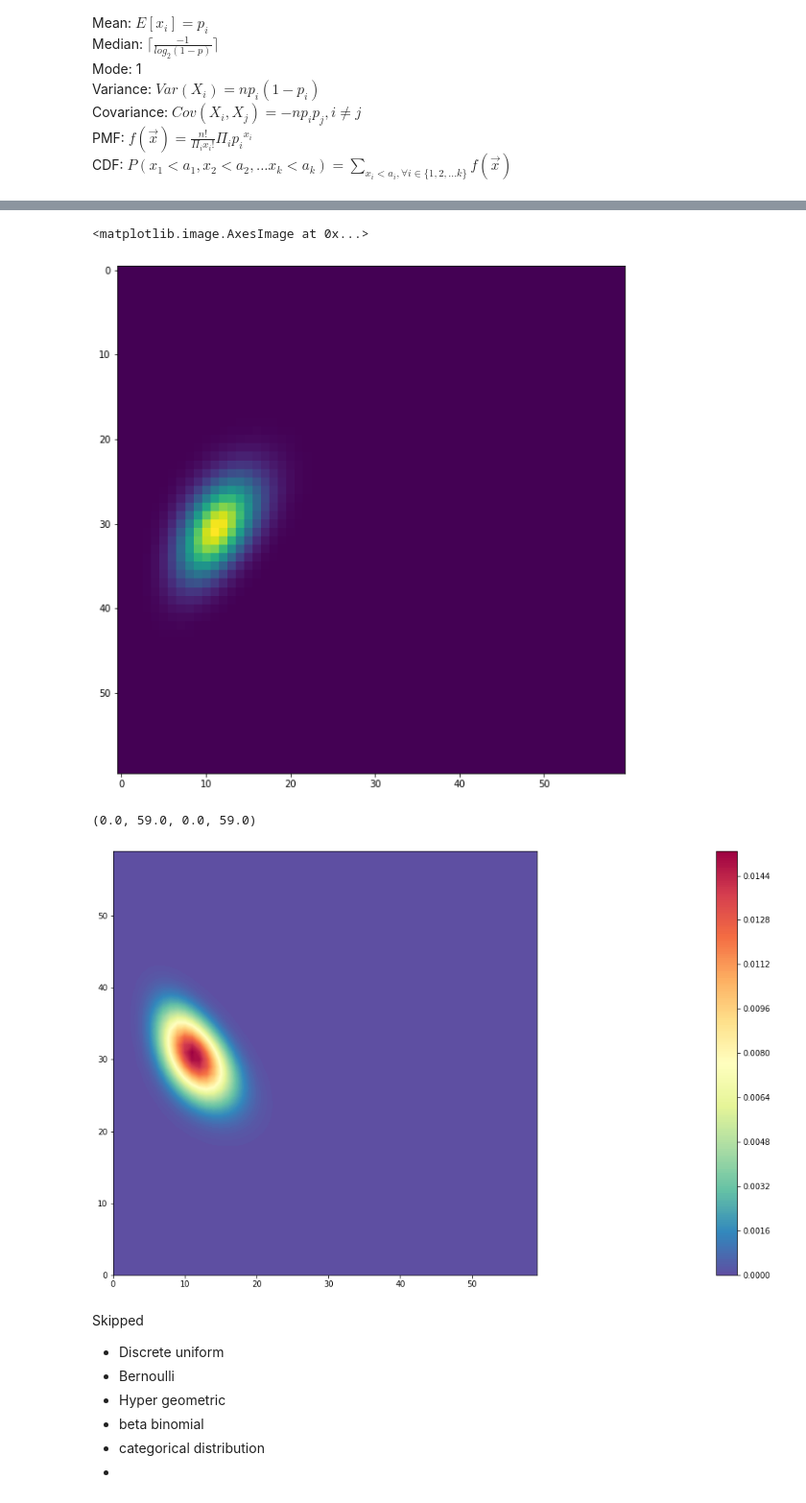
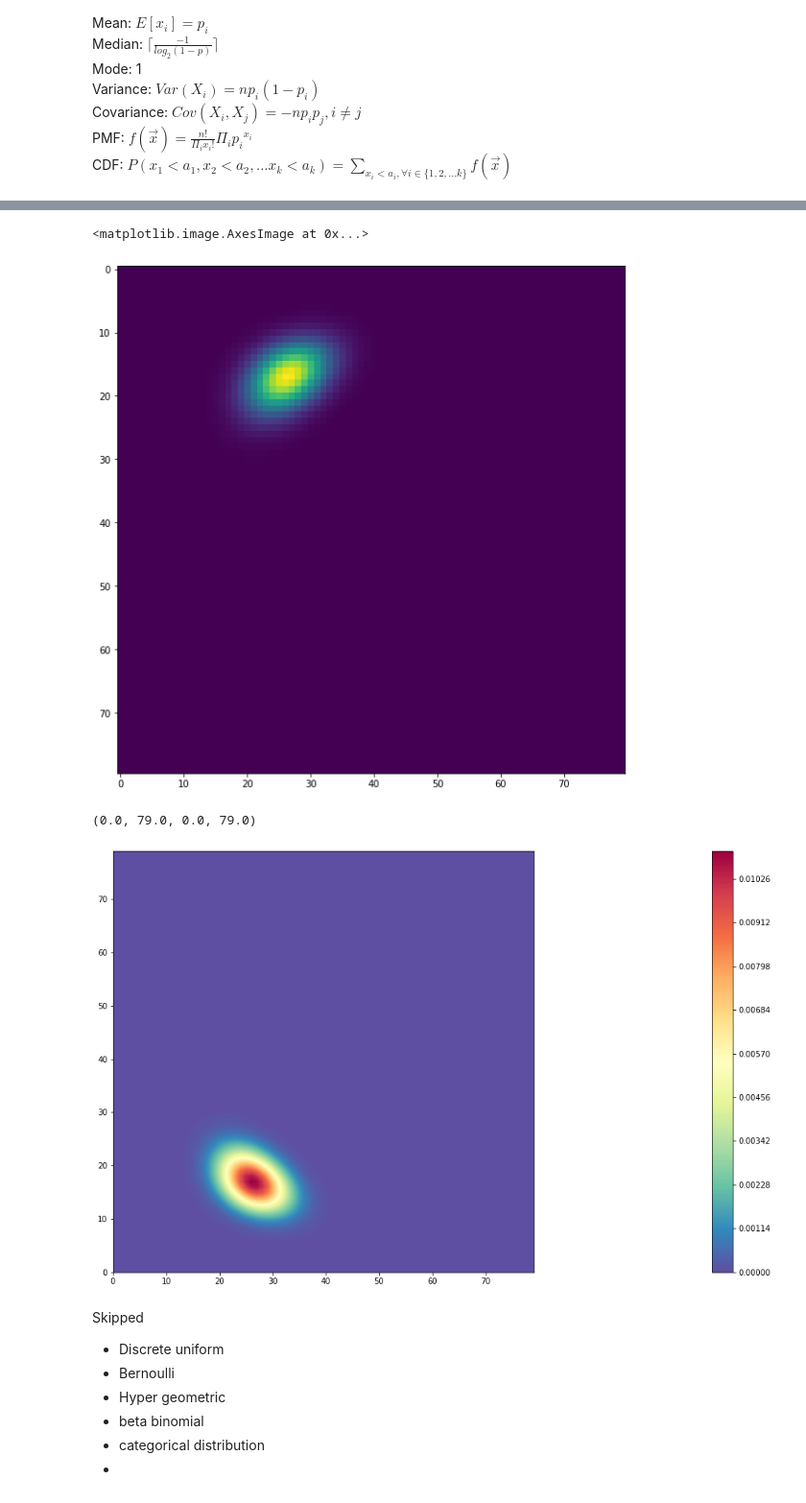
Before and after one commit to jackmuskopf/stats-examples, a Jupyter notebook: distributions.ipynb, the cells around one changed output, grey strips where cells are left out. Shown at 96% size. Cells and saved outputs as stored; diff of their text form; code cells hidden in the pictures.

```diff
--- a/distributions.ipynb
+++ b/distributions.ipynb
@@ -431,7 +431,7 @@ CDF: $ P(x_1<a_1, x_2<a_2, ... x_k<a_k) = \sum_{x_i < a_i, \forall i \in \{1, 2,
 from scipy.stats import multinomial
 # %%
 # define shape of rv
-k = 60
+k = 80
 d = 3
 
 # define probability
@@ -490,15 +490,17 @@ fig, ax = plt.subplots()
 ax.imshow(ps)
 # %% [output]
 <matplotlib.image.AxesImage at 0x...>
-[figure, old version]
+[figure, new version]
 # %%
+SCALE_UP=False # bring probabilities closer to one to see pattern
+
 fig, ax = plt.subplots()
-cs = ax.contourf(x[0], x[1], ps, levels=200, cmap='Spectral_r')
+cs = ax.contourf(x[0], x[1], np.power(ps, 3/k) if SCALE_UP else ps, levels=200, cmap='Spectral_r')
 cbar = fig.colorbar(cs)
 plt.axis('scaled')
 # %% [output]
-(0.0, 59.0, 0.0, 59.0)
+(0.0, 79.0, 0.0, 79.0)
-[figure, old version]
+[figure, new version]
 # %% [markdown]
 Skipped
 - Discrete uniform
```
Also changed, not shown: parts of 1 cell of this notebook, 1 other file.
